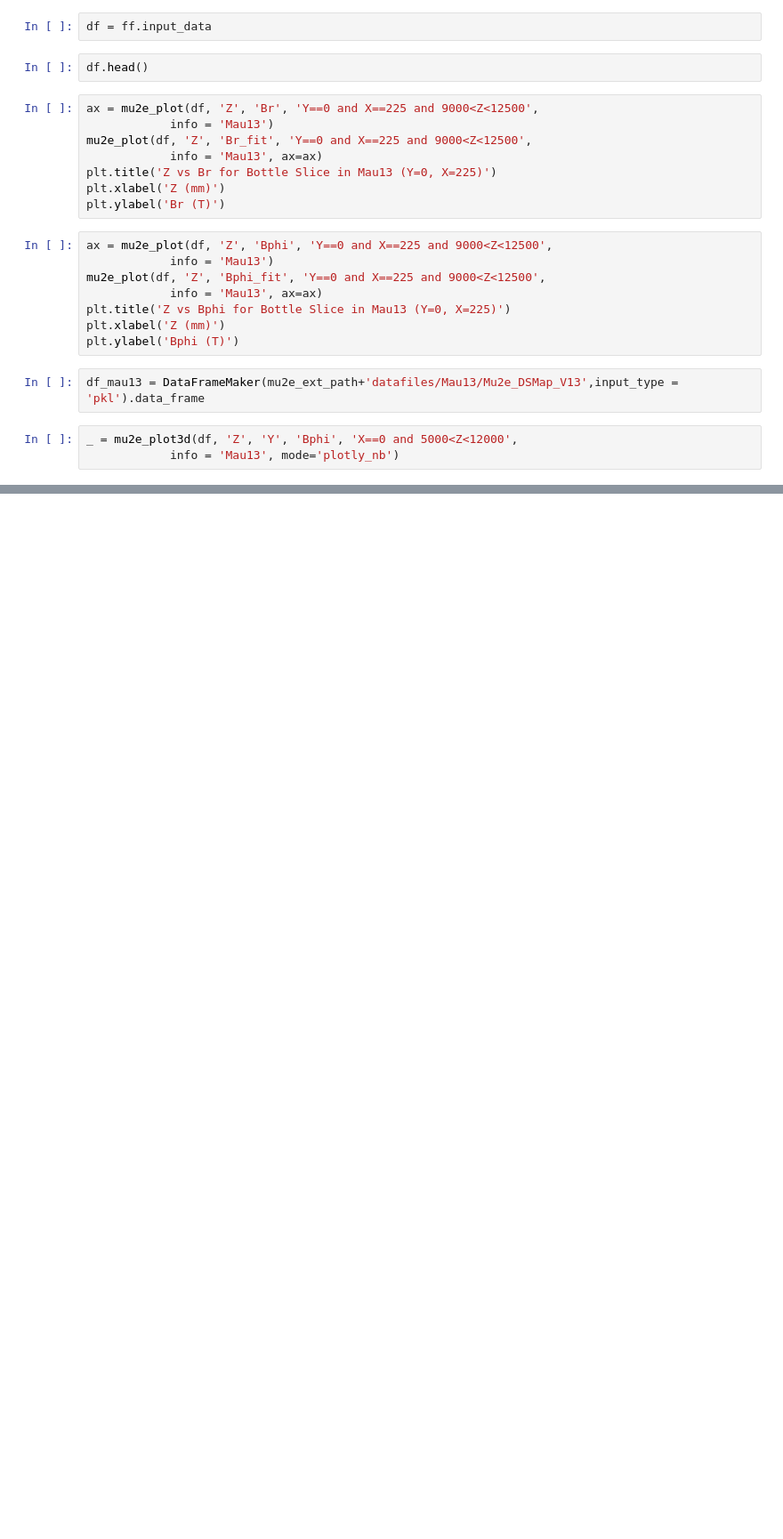
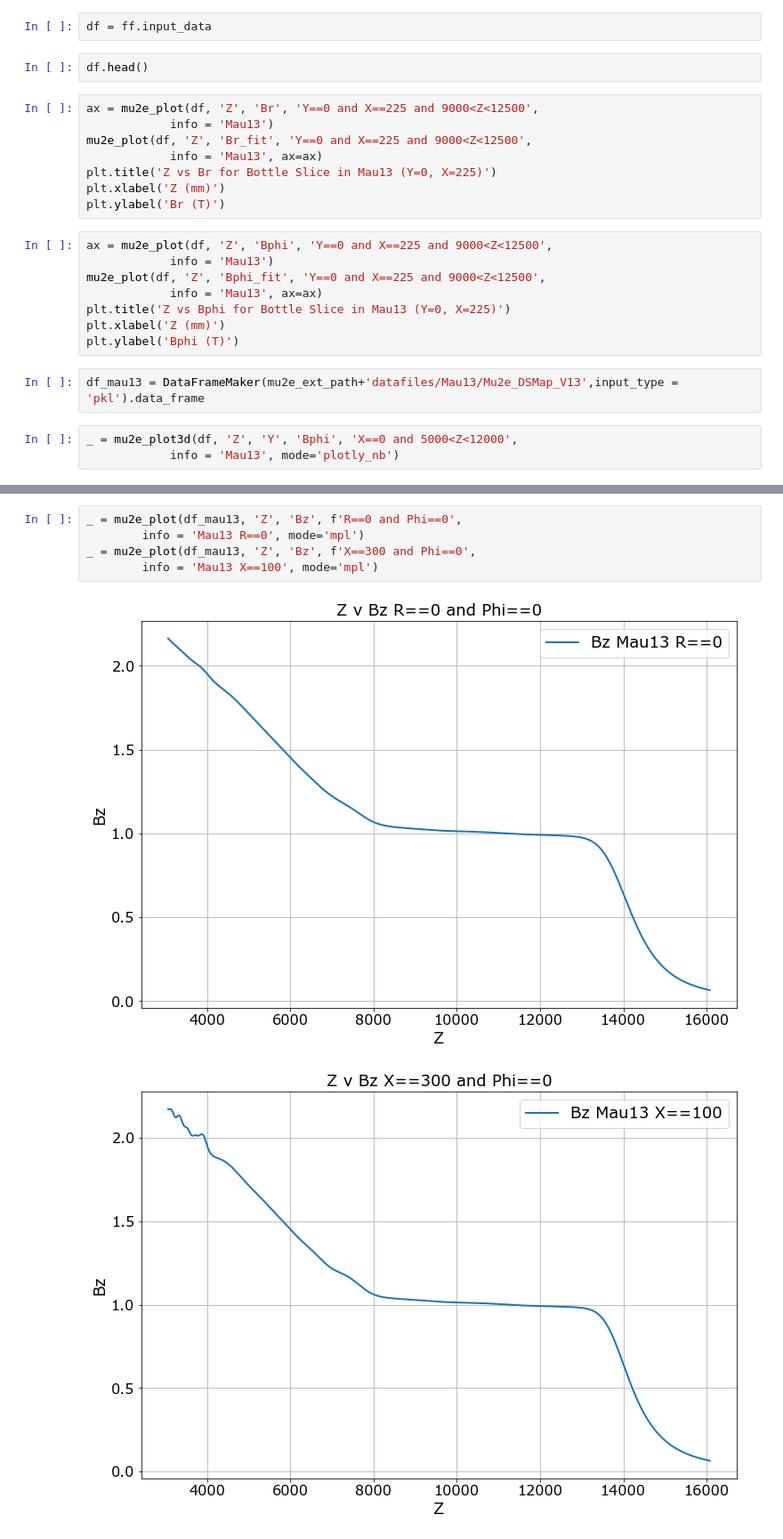
Before and after one commit to pollackscience/Mu2E, a Jupyter notebook: scripts/FieldFitting/hps_Mau13.ipynb, the cells around one changed output, grey strips where cells are left out. Shown at 89% size. Drawn from its saved outputs; the diff is of its cells as text; blank space fills up the shorter version.

```diff
--- a/scripts/FieldFitting/hps_Mau13.ipynb
+++ b/scripts/FieldFitting/hps_Mau13.ipynb
@@ -125,0 +152,8 @@ _ = mu2e_plot3d(df_mau13, 'Z', 'R', 'Bphi', f'5000<Z<12000 and R<=800 and Phi=={
+# %%
+_ = mu2e_plot(df_mau13, 'Z', 'Bz', f'R==0 and Phi==0',
+        info = 'Mau13 R==0', mode='mpl')
+_ = mu2e_plot(df_mau13, 'Z', 'Bz', f'X==300 and Phi==0',
+        info = 'Mau13 X==100', mode='mpl')
+# %% [output]
+[figure, added]
+[figure, added]
```
Also changed, not shown: parts of 3 cells of this notebook, 40 other files.
